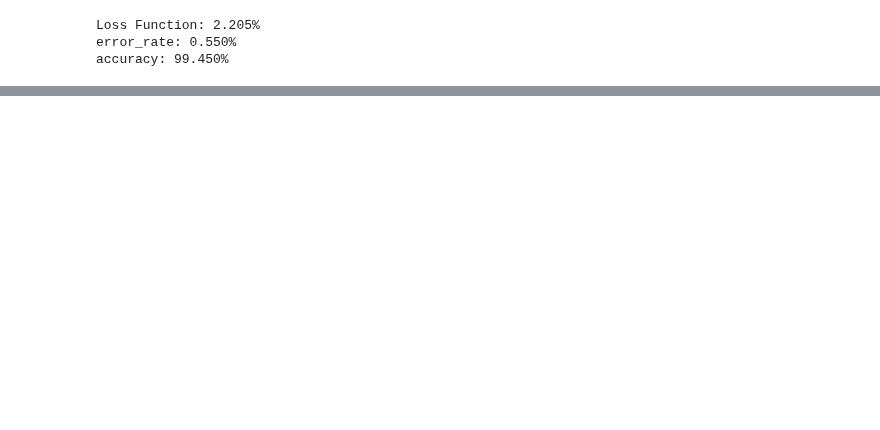
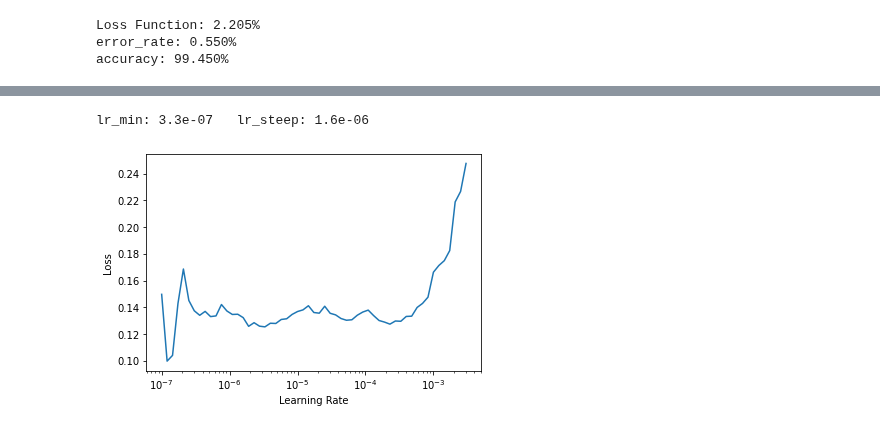
Before and after one commit to Aravinda89/fastai_bootcamp, a Jupyter notebook: Gayan_DL201_Pract_1.ipynb, the cells around one changed output, grey strips where cells are left out. Drawn from its saved outputs; the diff is of its cells as text; code cells hidden in the pictures; blank space fills up the shorter version.

```diff
--- a/Gayan_DL201_Pract_1.ipynb
+++ b/Gayan_DL201_Pract_1.ipynb
@@ -390,0 +412,2 @@ accuracy: 99.450%
+# %%
+learn.fit_one_cycle(5, 1.4e-02/10)
@@ -390,0 +421,2 @@ accuracy: 99.450%
+# %%
+learn.fit_one_cycle(5, 1.4e-02/10)
@@ -390,0 +430,2 @@ accuracy: 99.450%
+# %%
+learn.fit_one_cycle(3, 1.4e-02/10)
@@ -390,0 +437,2 @@ accuracy: 99.450%
+# %%
+learn.fit_one_cycle(3, 1.4e-02/10)
@@ -390,0 +457,5 @@ accuracy: 99.450%
+# %%
+learn.unfreeze()
+lr_min, lr_steep = learn.lr_find()
+print(f"lr_min: {lr_min:.1e}   lr_steep: {lr_steep:.1e}")
+# %% [output]
@@ -390,0 +463,2 @@ accuracy: 99.450%
+lr_min: 3.3e-07   lr_steep: 1.6e-06
+[figure, added]
```
Also changed, not shown: parts of 25 cells of this notebook.
